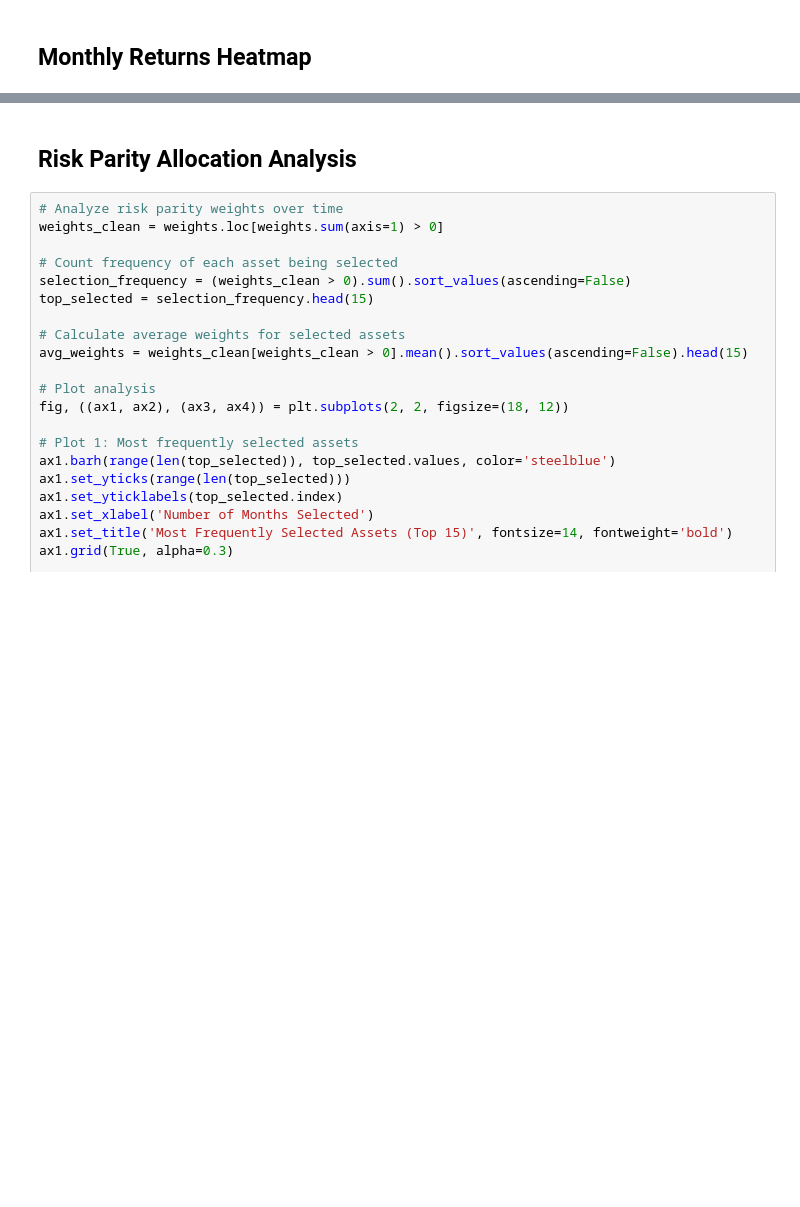
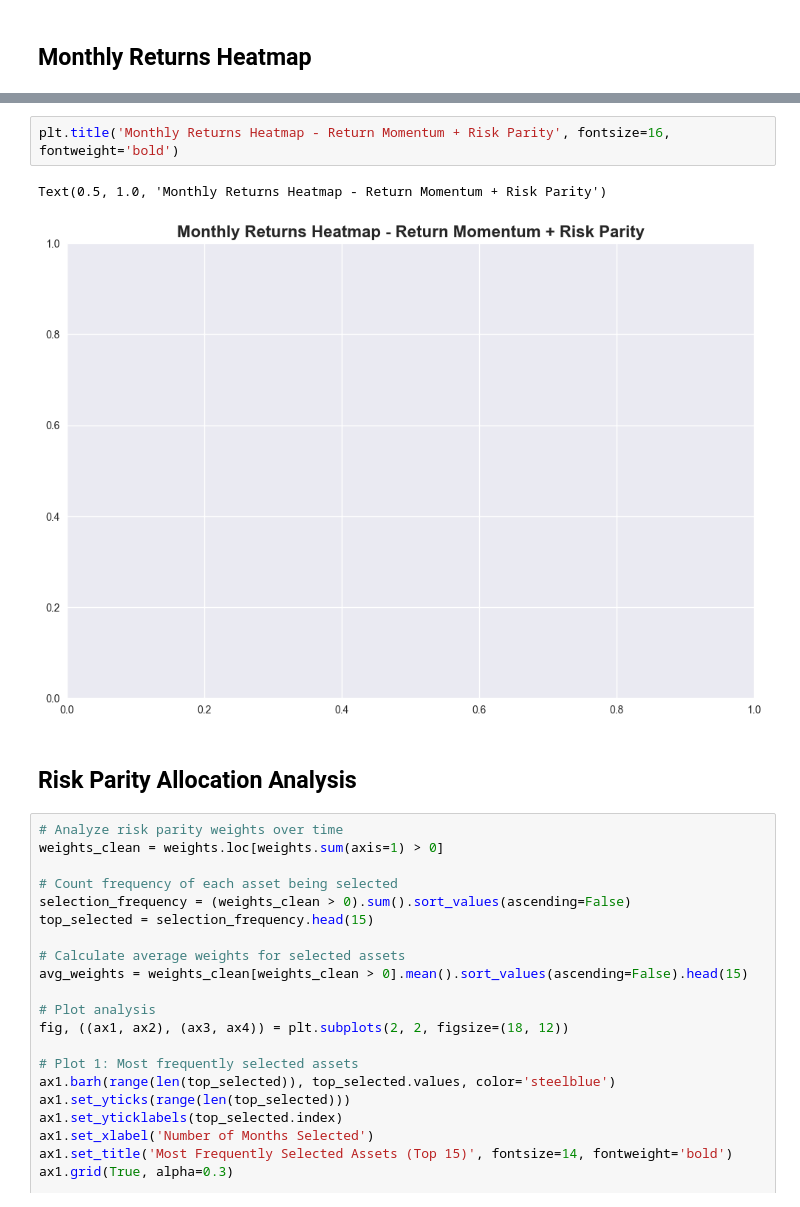
Before and after one commit to edoardoCame/Momentum-Top-Quintile, a Jupyter notebook: momentum_analysis.ipynb, the cells around one changed output, grey strips where cells are left out. Cells and saved outputs as stored; diff of their text form; blank space fills up the shorter version.

```diff
--- a/momentum_analysis.ipynb
+++ b/momentum_analysis.ipynb
@@ -262,3 +215,8 @@ ANNUAL RETURNS:
+# %%
+plt.title('Monthly Returns Heatmap - Return Momentum + Risk Parity', fontsize=16, fontweight='bold')
+# %% [output]
+Text(0.5, 1.0, 'Monthly Returns Heatmap - Return Momentum + Risk Parity')
+[figure, added]
 # %% [markdown]
 ## Risk Parity Allocation Analysis
 # %%
```
Also changed, not shown: parts of 11 cells of this notebook, 3 other files.
